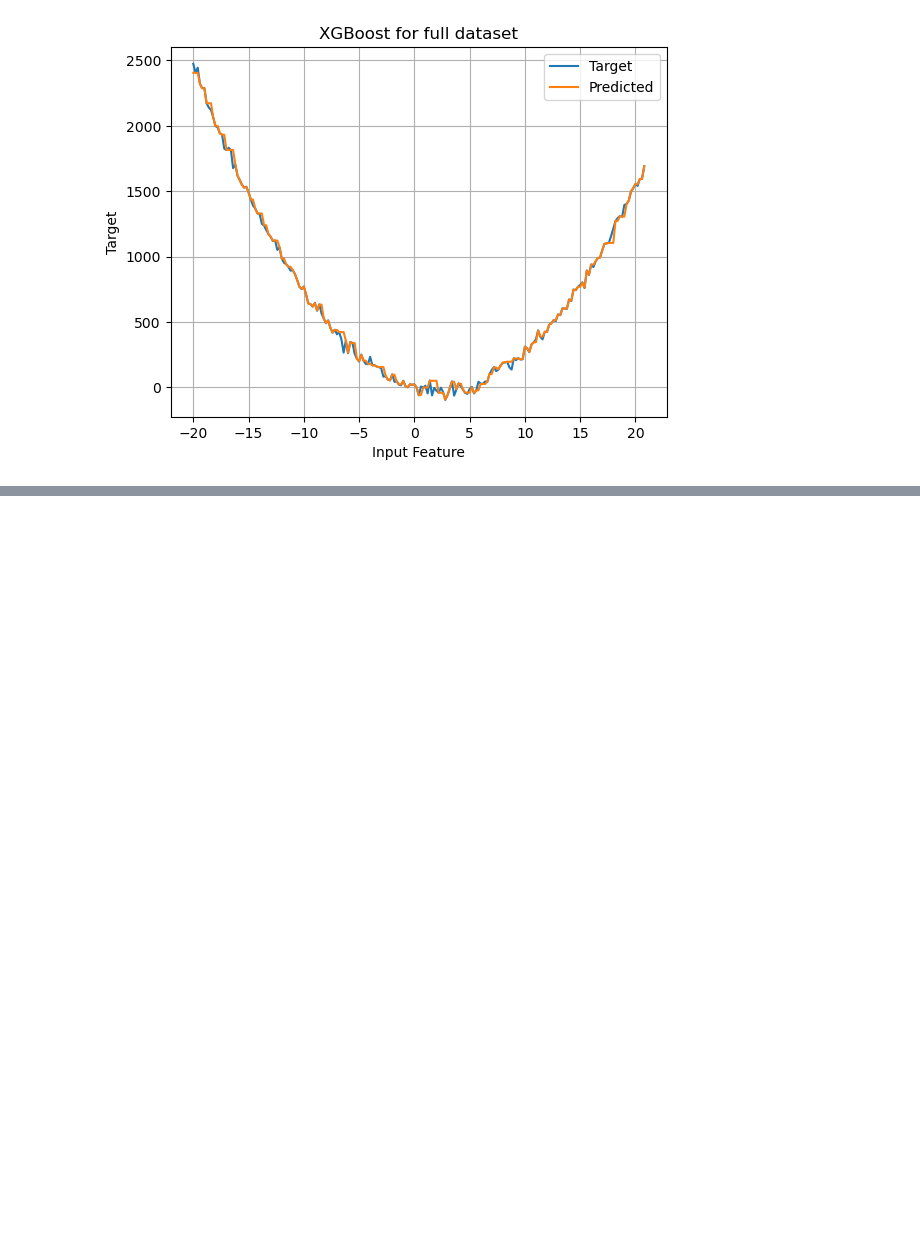
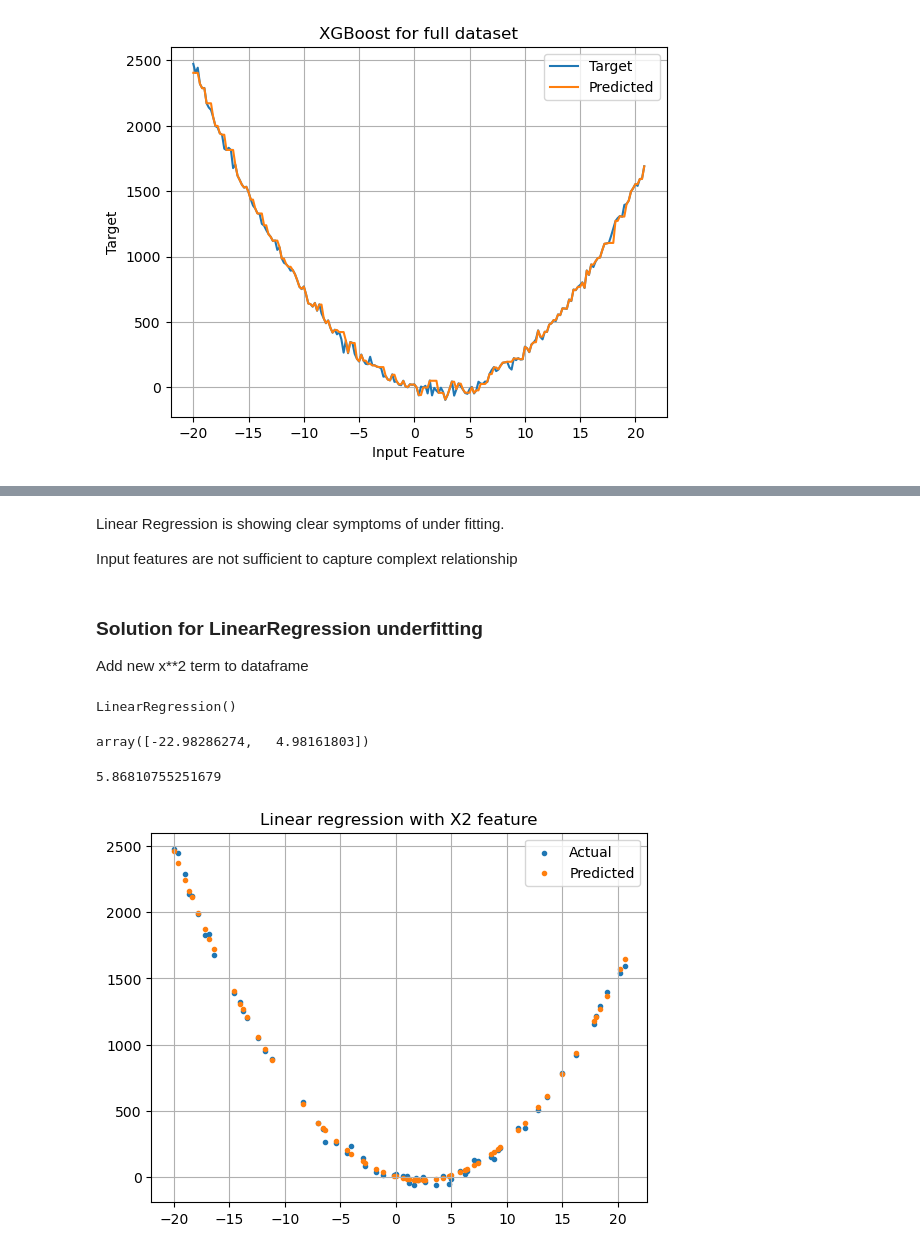
Before and after one commit to saravanankrishnarajan/SageMaker, a Jupyter notebook: xgboost/LinearAndQuadraticFunctionRegression/quadratic_xgboost_localmode.ipynb, the cells around one changed output, grey strips where cells are left out. Drawn from its saved outputs; the diff is of its cells as text; code cells hidden in the pictures; blank space fills up the shorter version.

```diff
--- a/xgboost/LinearAndQuadraticFunctionRegression/quadratic_xgboost_localmode.ipynb
+++ b/xgboost/LinearAndQuadraticFunctionRegression/quadratic_xgboost_localmode.ipynb
@@ -257,0 +341,43 @@ plt.show()
+# %% [markdown]
+Linear Regression is showing clear symptoms of under fitting.
+
+Input features are not sufficient to capture complext relationship
+# %% [markdown]
+### Solution for LinearRegression underfitting
+
+Add new x**2  term to dataframe
+# %%
+df_train['x2'] = df_train['x']**2
+
+df_validation['x2'] = df_validation['x']**2
+
+df['x2'] = df['x']**2
+# %%
+X_train = df_train.iloc[:, 1:]
+y_train = df_train.iloc[:,0].ravel()
+
+X_validation = df_validation.iloc[:,1:]
+y_validation = df_validation.iloc[:,0].ravel()
+# %%
+lin_regressor.fit(X_train,y_train)
+# %% [output]
+LinearRegression()
+# %%
+lin_regressor.coef_
+# %% [output]
+array([-22.98286274,   4.98161803])
+# %%
+lin_regressor.intercept_
+# %% [output]
+5.86810755251679
+# %%
+result = lin_regressor.predict(X_validation)
+# %%
+plt.title('Linear regression with X2 feature')
+plt.scatter(df_validation.x, df_validation.y, label='Actual',marker='.')
+plt.scatter(df_validation.x, result, label='Predicted', marker='.')
+plt.grid()
+plt.legend()
+plt.show()
+# %% [output]
+[figure, added]
```
Also changed, not shown: parts of 26 cells of this notebook.
